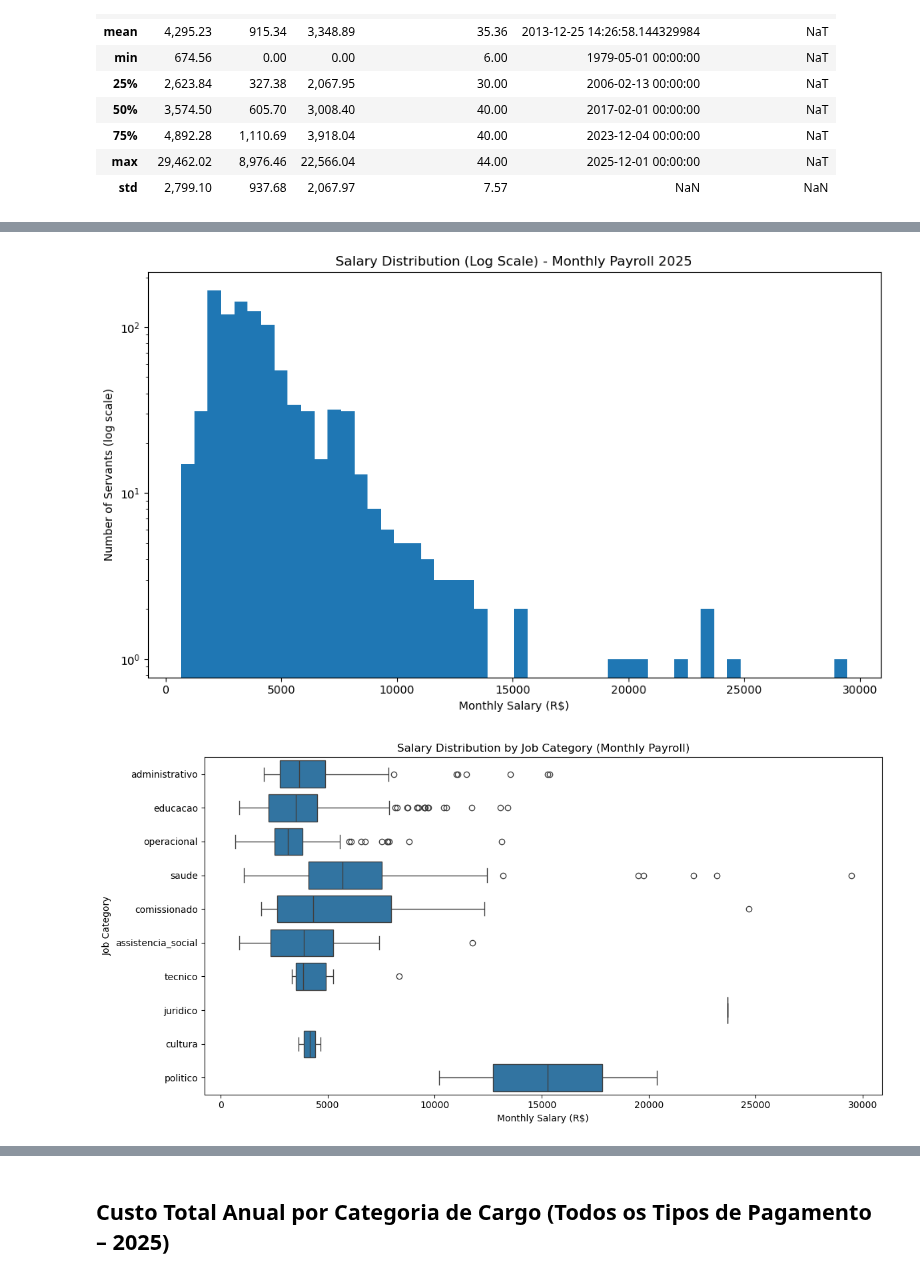
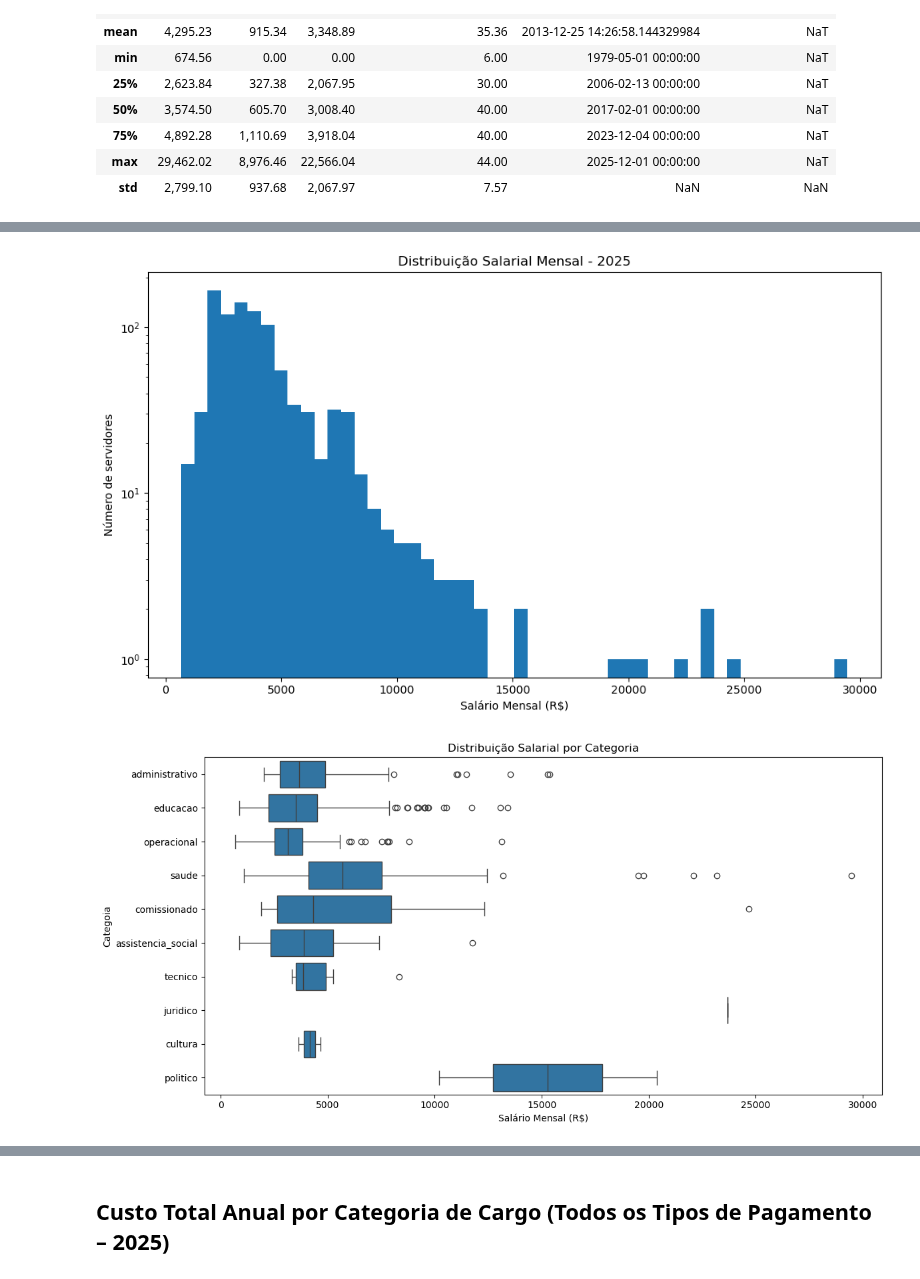
Before and after one commit to oguidenardi/folha_pagamento_santa_rita_2025, a Jupyter notebook: notebooks/04_exploratory_data_analysis.ipynb, the cells around one changed output, grey strips where cells are left out. Drawn from its saved outputs; the diff is of its cells as text; code cells hidden in the pictures.

```diff
--- a/notebooks/04_exploratory_data_analysis.ipynb
+++ b/notebooks/04_exploratory_data_analysis.ipynb
@@ -835,14 +799,14 @@ plt.show()
 # %%
 plt.figure(figsize=(10, 6))
 plt.hist(df_salario["proventos"], bins=50)
 plt.yscale("log")
-plt.title("Salary Distribution (Log Scale) - Monthly Payroll 2025")
-plt.xlabel("Monthly Salary (R$)")
-plt.ylabel("Number of Servants (log scale)")
+plt.title("Distribuição Salarial Mensal - 2025")
+plt.xlabel("Salário Mensal (R$)")
+plt.ylabel("Número de servidores")
 plt.tight_layout()
 plt.show()
 # %% [output]
-[figure, old version]
+[figure, new version]
 # %%
 plt.figure(figsize=(12, 6))
 sns.boxplot(
@@ -850,11 +814,11 @@ sns.boxplot(
     y="categoria_cargo",
     x="proventos"
 )
-plt.title("Salary Distribution by Job Category (Monthly Payroll)")
-plt.xlabel("Monthly Salary (R$)")
-plt.ylabel("Job Category")
+plt.title("Distribuição Salarial por Categoria")
+plt.xlabel("Salário Mensal (R$)")
+plt.ylabel("Categoia")
 plt.tight_layout()
 plt.show()
 # %% [output]
-[figure, old version]
+[figure, new version]
 # %% [markdown]
```
Also changed, not shown: parts of 12 cells of this notebook.
